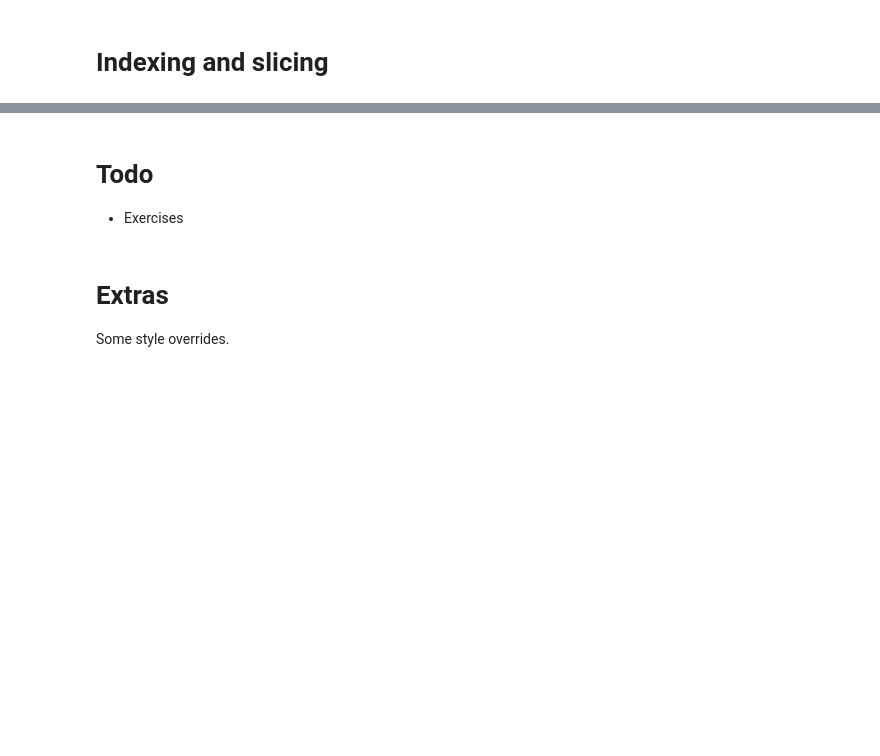
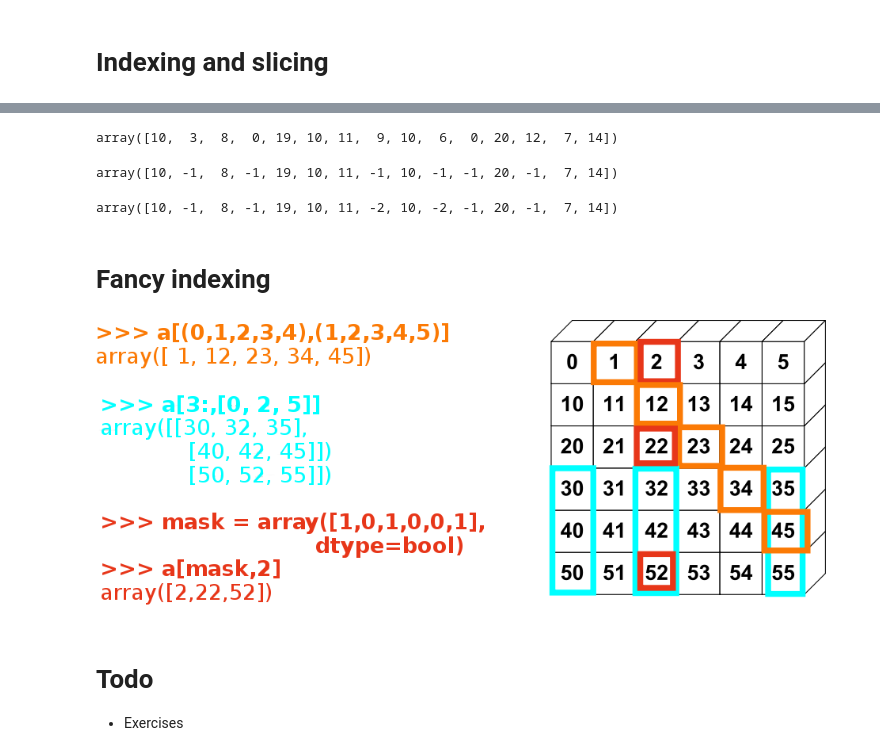
Before and after one commit to LUMC/python-course, a Jupyter notebook: numpy-intro/numpy-intro.ipynb, the cells around one changed output, grey strips where cells are left out. Saved outputs shown, nothing was run; the diff lists cells and outputs as text; code cells hidden in the pictures; blank space fills up the shorter version.

```diff
--- a/numpy-intro/numpy-intro.ipynb
+++ b/numpy-intro/numpy-intro.ipynb
@@ -252,15 +407,26 @@ Indexing and slicing
+# %%
+a
+# %% [output]
+array([10,  3,  8,  0, 19, 10, 11,  9, 10,  6,  0, 20, 12,  7, 14])
+# %%
+a[a % 3 == 0] = -1
+a
+# %% [output]
+array([10, -1,  8, -1, 19, 10, 11, -1, 10, -1, -1, 20, -1,  7, 14])
+# %%
+a[[9, 7]] = -2
+a
+# %% [output]
+array([10, -1,  8, -1, 19, 10, 11, -2, 10, -2, -1, 20, -1,  7, 14])
+# %% [markdown]
+Fancy indexing
+===
+# %%
+Image(filename='numpy_fancy_indexing.png')
+# %% [output]
+[figure, added]
 # %% [markdown]
 Todo
 ===
 
 * Exercises
-# %% [markdown]
-Extras
-===
-
-Some style overrides.
-<style type="text/css">
-.reveal {
-  overflow-y: hidden;
-}
-</style>
```
Also changed, not shown: parts of 30 cells of this notebook, 2 other files.
